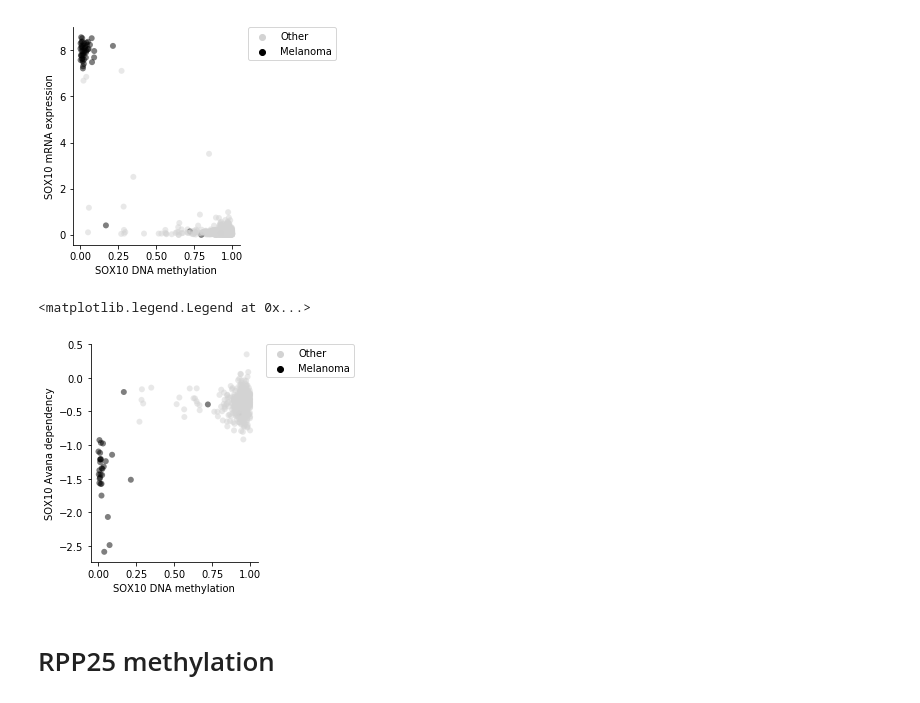
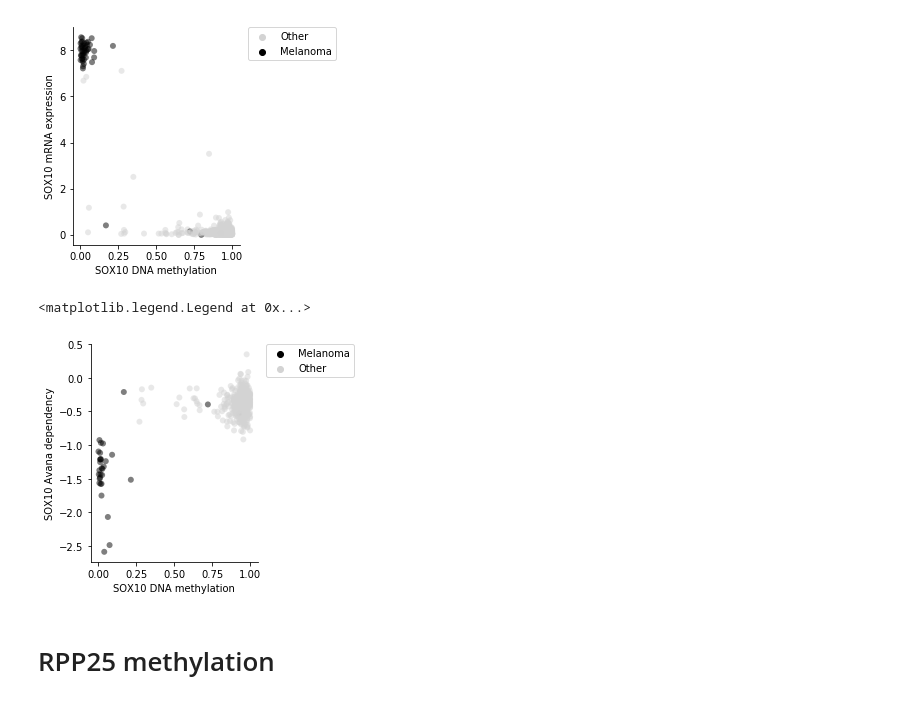
Before and after one commit to kevinhu/ccle-2019-analysis, a Jupyter notebook: notebooks/figure2_methylation-dependencies.ipynb, the cells around one changed output. Cells and saved outputs as stored; diff of their text form; code cells hidden in the pictures.

```diff
--- a/notebooks/figure2_methylation-dependencies.ipynb
+++ b/notebooks/figure2_methylation-dependencies.ipynb
@@ -324,32 +329,39 @@ plt.legend(bbox_to_anchor=(1.05, 1), loc=2, borderaxespad=0.)
 # %%
 plt.figure(figsize=(3,4))
 
 ax = plt.subplot(111)
 
 meth = tssclust_meth["SOX10_1"].dropna().rename("SOX10_meth")
 dependency = avana["SOX10"].rename("SOX10_dependency")
 
 info = pd.concat([meth,dependency,subtypes.rename("subtype")],axis=1,join="inner")
-info["melanoma"] = info["subtype"].apply(lambda x: x if x == "Melanoma" else "Other")
+
+highlight_subtypes = ["Melanoma"]
+
+info["highlight_subtype"] = info["subtype"].apply(
+    lambda x: x if x in highlight_subtypes else "Other")
 
 sns.scatterplot(info["SOX10_meth"],
                 info["SOX10_dependency"],
-                hue=info["melanoma"].rename(""),
-                palette=sns.color_palette(["lightgrey","black"]),
+                hue=info["highlight_subtype"].rename(""),
+                palette={"Other": "lightgrey",
+                         "Melanoma": "black"
+                        },
                 linewidth=0,
-                alpha=0.5
+                alpha=0.5,
+                hue_order=highlight_subtypes+["Other"]
                )
 
 ax.spines["top"].set_visible(False)
 ax.spines["right"].set_visible(False)
 
 plt.xlabel("SOX10 DNA methylation")
 plt.ylabel("SOX10 Avana dependency")
 
 plt.legend(bbox_to_anchor=(1.05, 1), loc=2, borderaxespad=0.)
 # %% [output]
 <matplotlib.legend.Legend at 0x...>
-[figure, old version]
+[figure, new version]
 # %% [markdown]
 # RPP25 methylation
 # %%
```
Also changed, not shown: parts of 9 cells of this notebook.
